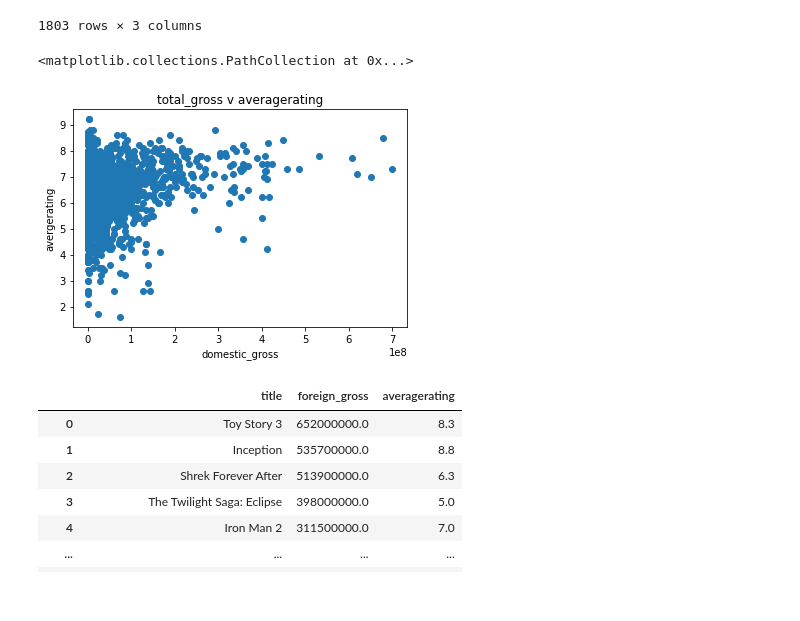
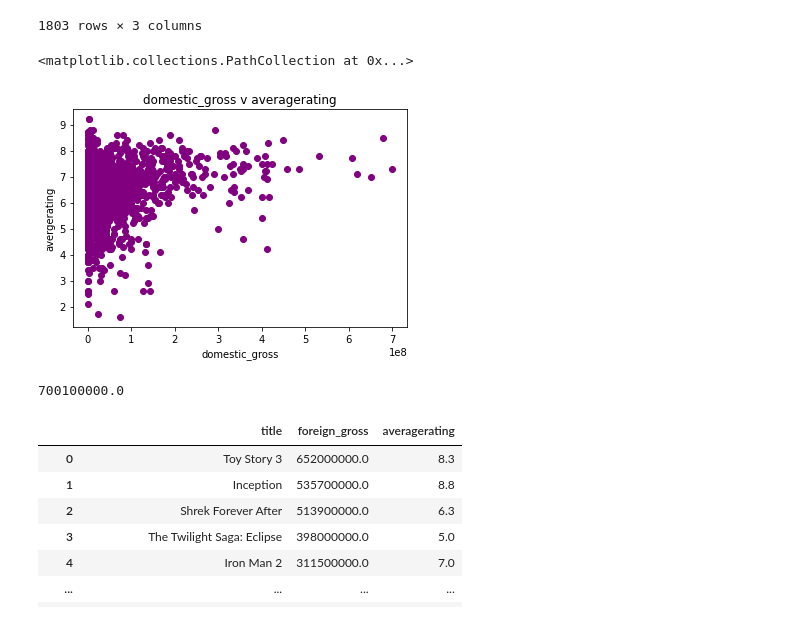
Before and after one commit to raizelistaken/project1_MovieDataAnalysis, a Jupyter notebook: Question2.ipynb, the cells around one changed output. Drawn from its saved outputs; the diff is of its cells as text; code cells hidden in the pictures.

Commit message:
update question2 graphs

```diff
--- a/Question2.ipynb
+++ b/Question2.ipynb
@@ -299,19 +310,26 @@ master_table.groupby(['title'])['title','domestic_gross','averagerating'].head(2
 # %%
 #scatter - correlation
 # scatterplot
 figure, ax = plt.subplots()
 
-ax.set_title('total_gross v averagerating')
+ax.set_title('domestic_gross v averagerating')
 ax.set_xlabel('domestic_gross')
 ax.set_ylabel('avergerating')
 
 x = master_table['domestic_gross']
 y = master_table['averagerating']
 
-ax.scatter(x, y)
+# ax.set_xticklabels(['$ 0', '$100,000,000', '$200,000,000', '$300,000,000', '$400,000,000', '$500,000,000', '$600,000,000',
+#                     '$700,000,000', '$800,000,000'], rotation = 'vertical')
+
+ax.scatter(x, y, color = 'purple')
 # %% [output]
 <matplotlib.collections.PathCollection at 0x...>
-[figure, old version]
+[figure, new version]
+# %%
+master_table['domestic_gross'].max()
+# %% [output]
+700100000.0
 # %%
 master_table.groupby(['title'])['title','foreign_gross','averagerating'].head(20)
 # %% [output]
```
Also changed, not shown: parts of 6 cells of this notebook, 1 other file.
